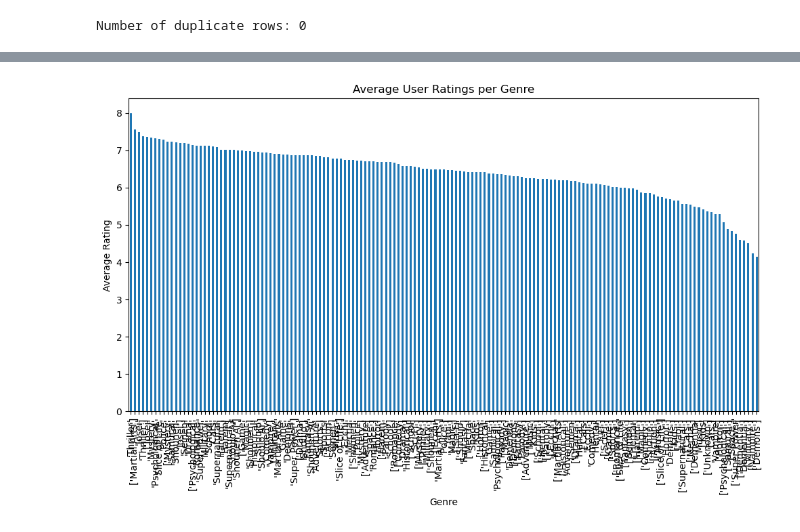
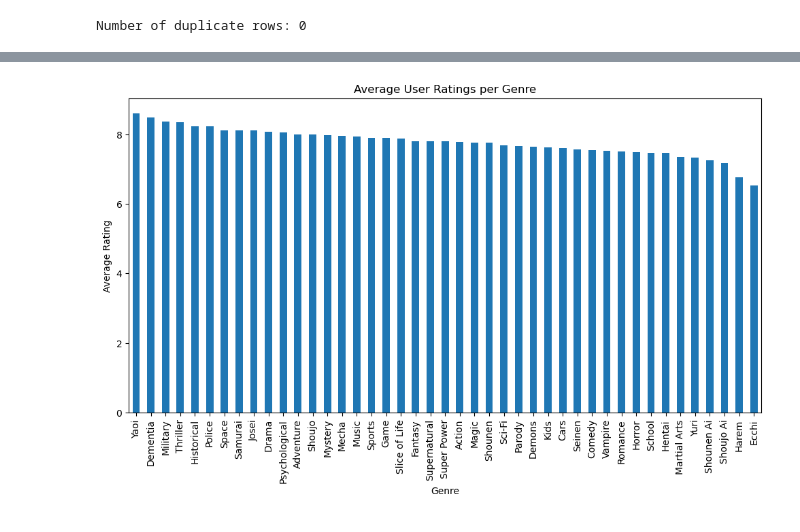
Before and after one commit to fsaidova74/cleaning-data-checkpoint, a Jupyter notebook: checkpoint-three.ipynb, the cells around one changed output, grey strips where cells are left out. Cells and saved outputs as stored; diff of their text form; code cells hidden in the pictures.

```diff
--- a/checkpoint-three.ipynb
+++ b/checkpoint-three.ipynb
@@ -234,0 +218,3 @@ Name: rating, Length: 153, dtype: float64
+# %%
+# Explode the genre lists into separate rows
+anime = anime.explode('genre')
@@ -234,0 +248,3 @@ Name: rating, Length: 153, dtype: float64
+# %%
+# Merge the two datasets on the 'anime_id' column
+merged_df = pd.merge(filtered_rating, anime, on='anime_id', how='inner')
@@ -234,0 +279,6 @@ Name: rating, Length: 153, dtype: float64
+# %%
+# Only include rows where rating_x is not equal to -1
+filtered_df = merged_df[merged_df['rating_x'] != -1]
+# %%
+# Then group by 'genre' and calculate the mean
+avg_rating_per_genre = filtered_df.groupby('genre')['rating_x'].mean()
@@ -235,10 +305,10 @@ Name: rating, Length: 153, dtype: float64
 # %%
 import matplotlib.pyplot as plt
 
-average_ratings.sort_values(ascending=False).plot(kind='bar', figsize=(12, 6))
+avg_rating_per_genre.sort_values(ascending=False).plot(kind='bar', figsize=(12, 6))
 plt.title('Average User Ratings per Genre')
 plt.xlabel('Genre')
 plt.ylabel('Average Rating')
 plt.show()
 # %% [output]
-[figure, old version]
+[figure, new version]
```
Also changed, not shown: parts of 33 cells of this notebook.
